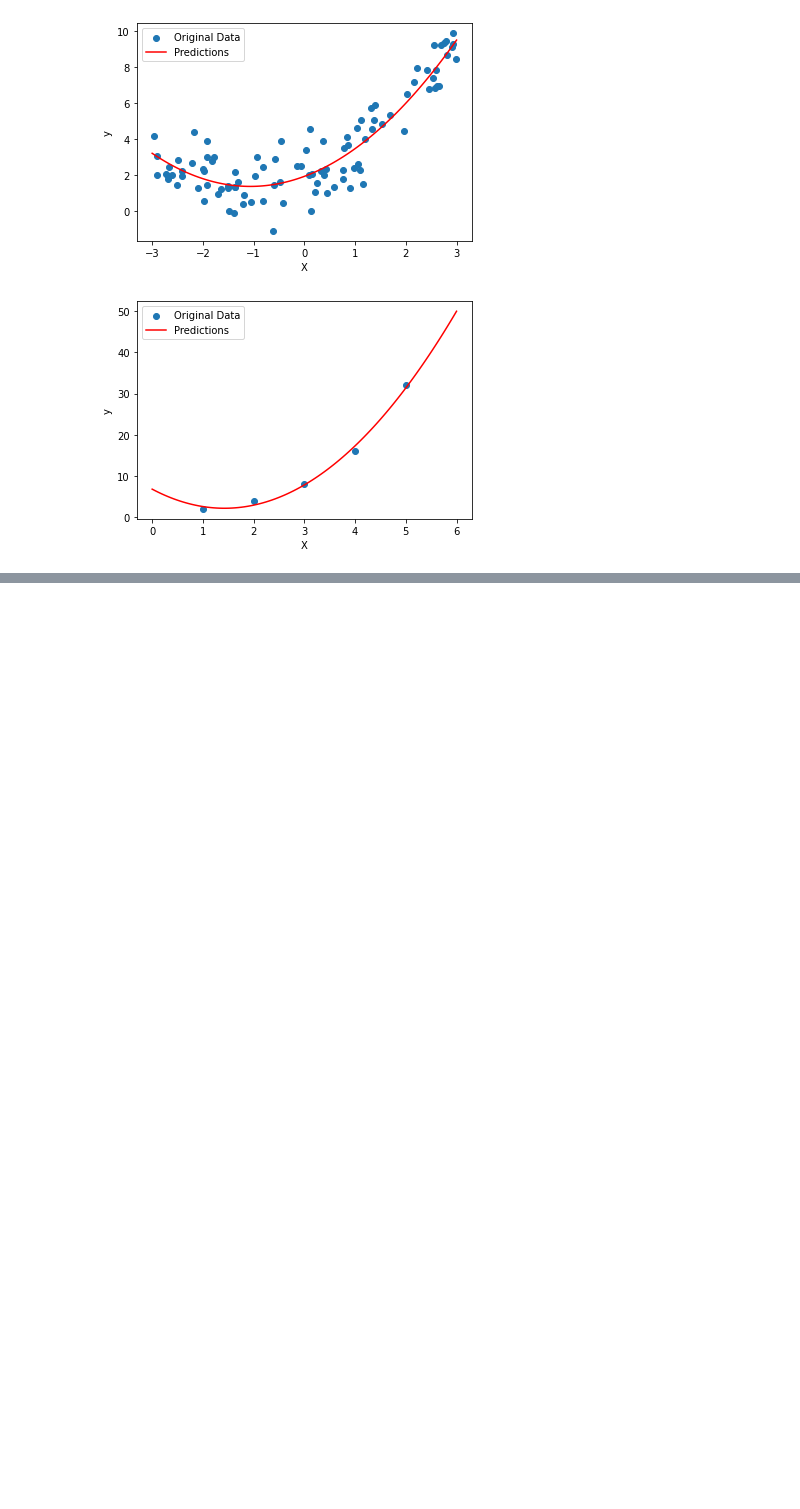
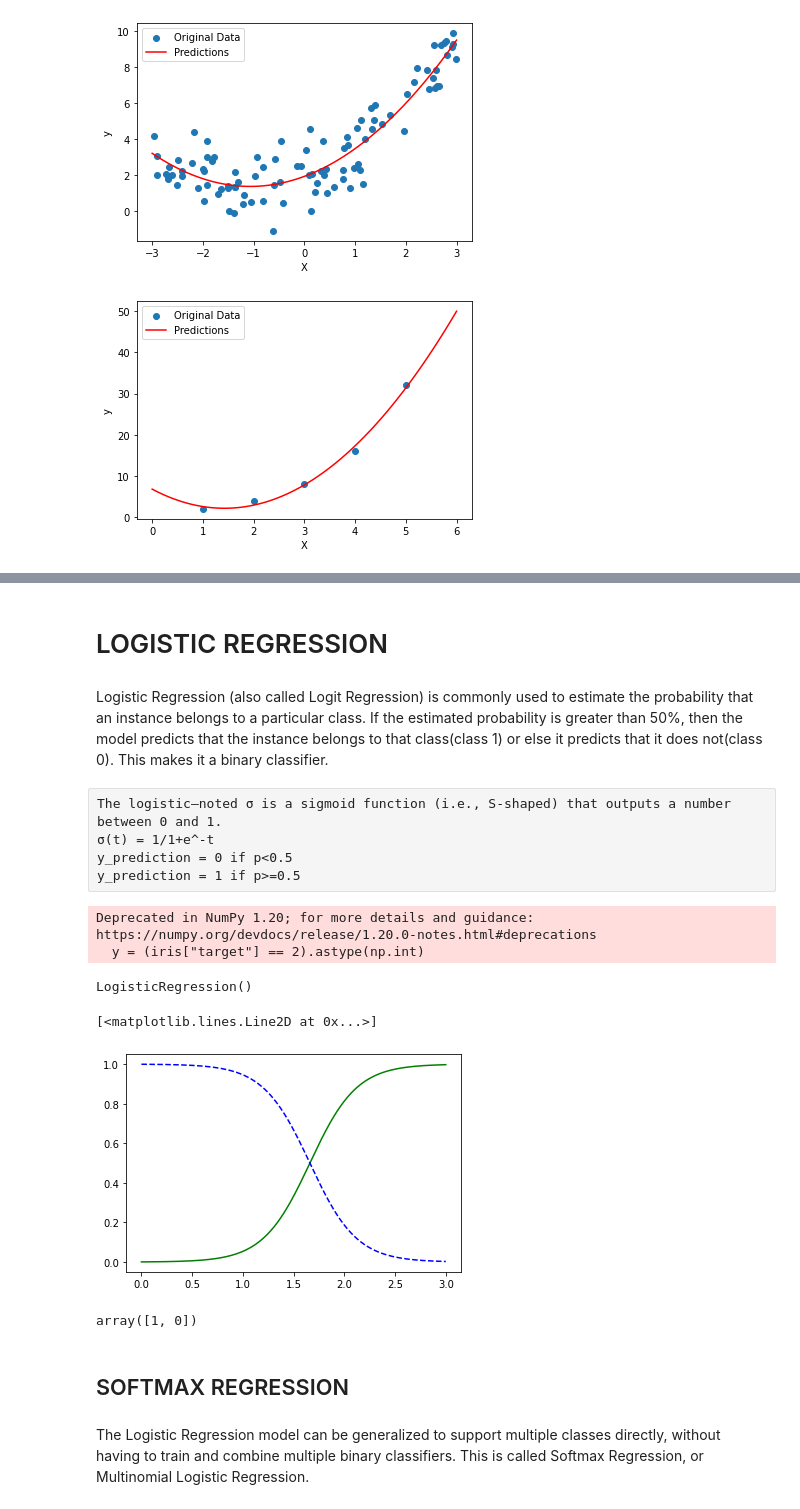
Before and after one commit to ManojAthreya/ML_Playbook, a Jupyter notebook: Regression.ipynb, the cells around one changed output, grey strips where cells are left out. Cells and saved outputs as stored; diff of their text form; code cells hidden in the pictures; blank space fills up the shorter version.

Commit message:
Regression Algorithms

```diff
--- a/Regression.ipynb
+++ b/Regression.ipynb
@@ -258,0 +288,43 @@ plt.show()
+# %% [markdown]
+# LOGISTIC REGRESSION
+# %% [markdown]
+Logistic Regression (also called Logit Regression) is commonly used to estimate the probability that an instance belongs to a particular class. If the estimated probability is greater than 50%, then the model predicts that the instance belongs to that class(class 1) or else it predicts that it does not(class 0). This makes it a binary classifier.
+# %% [raw]
+The logistic—noted σ is a sigmoid function (i.e., S-shaped) that outputs a number between 0 and 1.
+σ(t) = 1/1+e^-t
+y_prediction = 0 if p<0.5
+y_prediction = 1 if p>=0.5
+# %%
+from sklearn import datasets
+import numpy as np
+import matplotlib.pyplot as plt
+iris = datasets.load_iris()
+list(iris.keys())
+['data', 'target', 'target_names', 'DESCR', 'feature_names', 'filename']
+X = iris["data"][:, 3:]
+y = (iris["target"] == 2).astype(np.int)
+# %% [output]
+Deprecated in NumPy 1.20; for more details and guidance: https://numpy.org/devdocs/release/1.20.0-notes.html#deprecations
+  y = (iris["target"] == 2).astype(np.int)
+# %%
+from sklearn.linear_model import LogisticRegression
+log_reg = LogisticRegression()
+log_reg.fit(X, y)
+# %% [output]
+LogisticRegression()
+# %%
+X_new = np.linspace(0, 3, 1000).reshape(-1, 1)
+y_proba = log_reg.predict_proba(X_new)
+plt.plot(X_new, y_proba[:, 1], "g-", label="Iris-Virginica")
+plt.plot(X_new, y_proba[:, 0], "b--", label="Not Iris-Virginica")
+# %% [output]
+[<matplotlib.lines.Line2D at 0x...>]
+[figure, added]
+# %%
+log_reg.predict([[1.7], [1.5]])
+# %% [output]
+array([1, 0])
+# %% [markdown]
+## SOFTMAX REGRESSION
+# %% [markdown]
+The Logistic Regression model can be generalized to support multiple classes directly, without having to train and combine multiple binary classifiers. This is called Softmax Regression, or Multinomial Logistic Regression.
```
Also changed, not shown: parts of 16 cells of this notebook.
